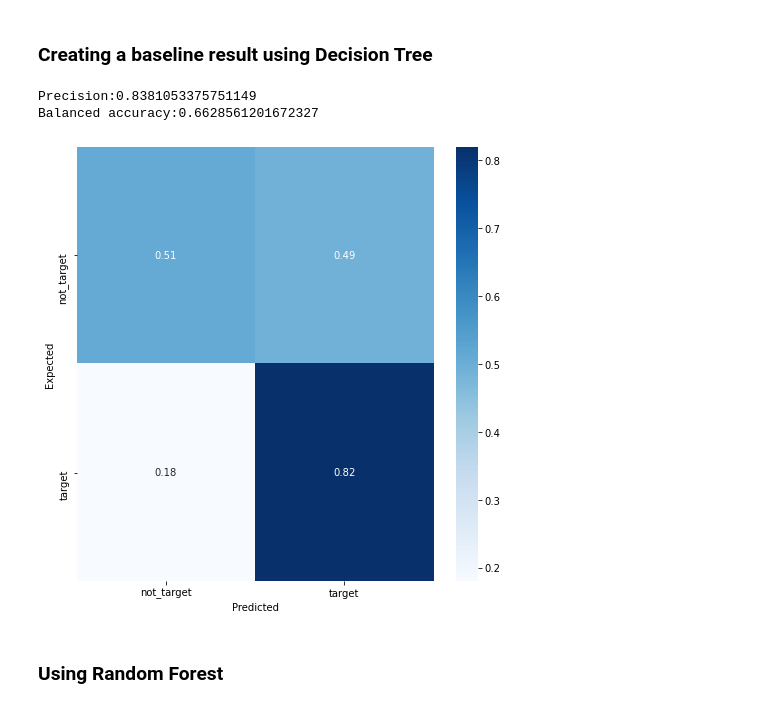
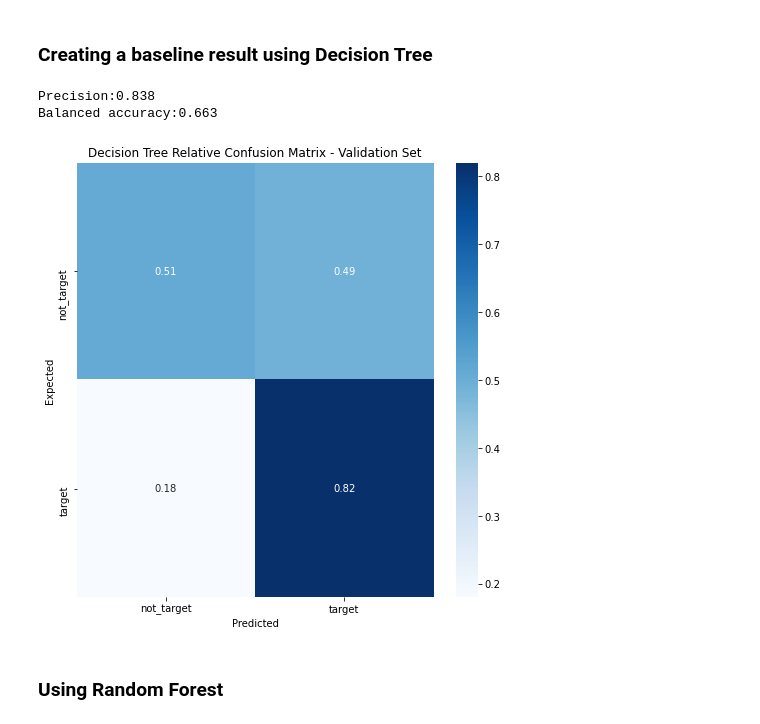
Before and after one commit to AndreGoncalves013/Starbucks_Customer_Offer_Targeting, a Jupyter notebook: src/starbucks_offer_prediction.ipynb, the cells around one changed output. Drawn from its saved outputs; the diff is of its cells as text; code cells hidden in the pictures.

Commit message:
Saved confusion matrix charts in PNG

```diff
--- a/src/starbucks_offer_prediction.ipynb
+++ b/src/starbucks_offer_prediction.ipynb
@@ -497,12 +513,19 @@ dt_classifier.fit(X_train, y_train)
 
 baseline_train_pred = dt_classifier.predict(X_train)
 baseline_val_pred = dt_classifier.predict(X_val)
-# %%
-plot_balanced_accuracy_heatmap(y_val, baseline_val_pred, le.classes_)
-# %% [output]
-Precision:0.8381053375751149
-Balanced accuracy:0.6628561201672327
-[figure, removed]
+# %%
+title = 'Decision Tree Relative Confusion Matrix - Validation Set'
+plot_balanced_accuracy_heatmap(
+    y_val,
+    baseline_val_pred,
+    le.classes_,
+    title,
+    savefig=True
+)
+# %% [output]
+Precision:0.838
+Balanced accuracy:0.663
+[figure, added]
 # %% [markdown]
 ### Using Random Forest
 # %%
```
Also changed, not shown: parts of 11 cells of this notebook, 5 other files.
